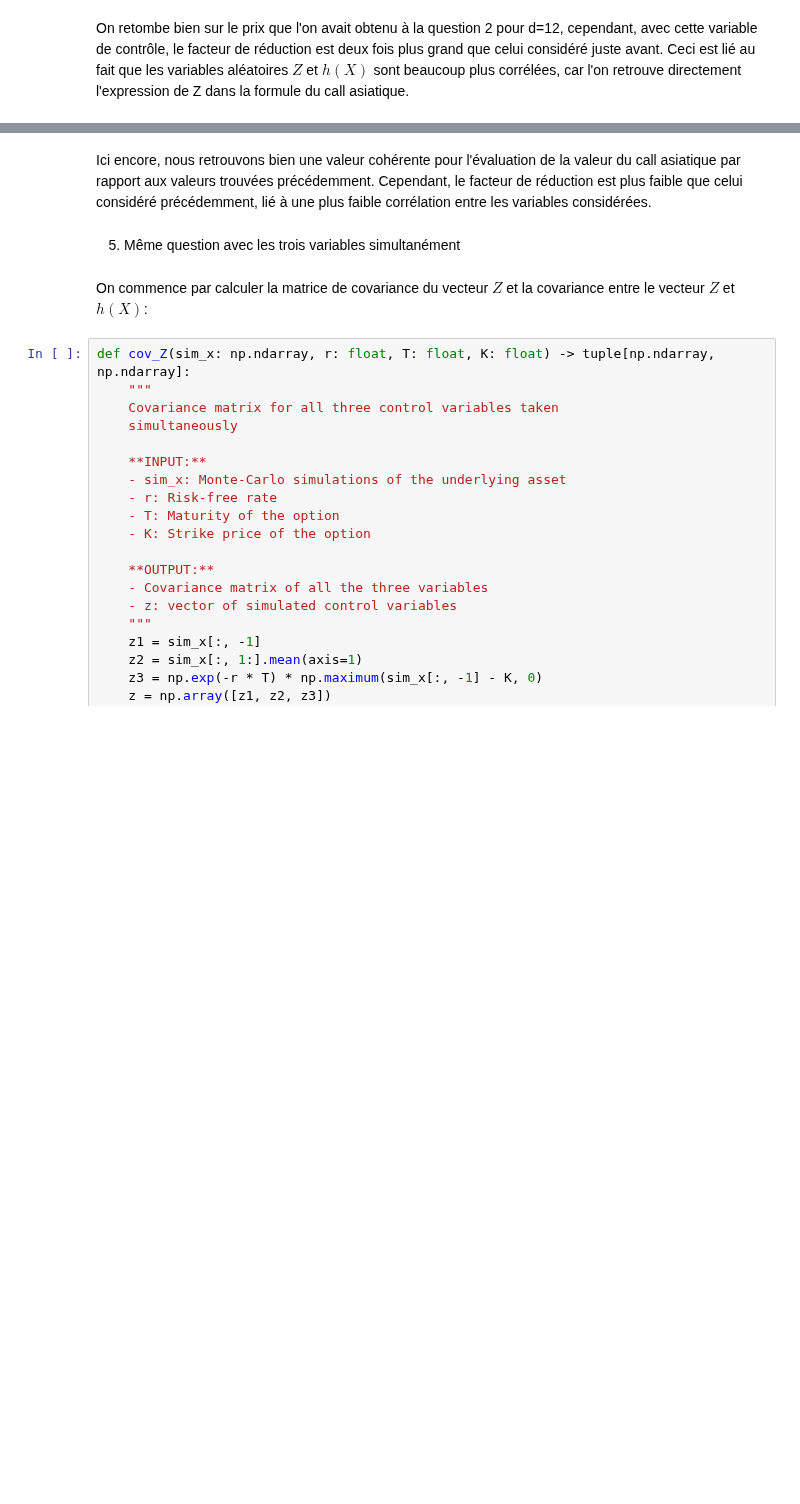
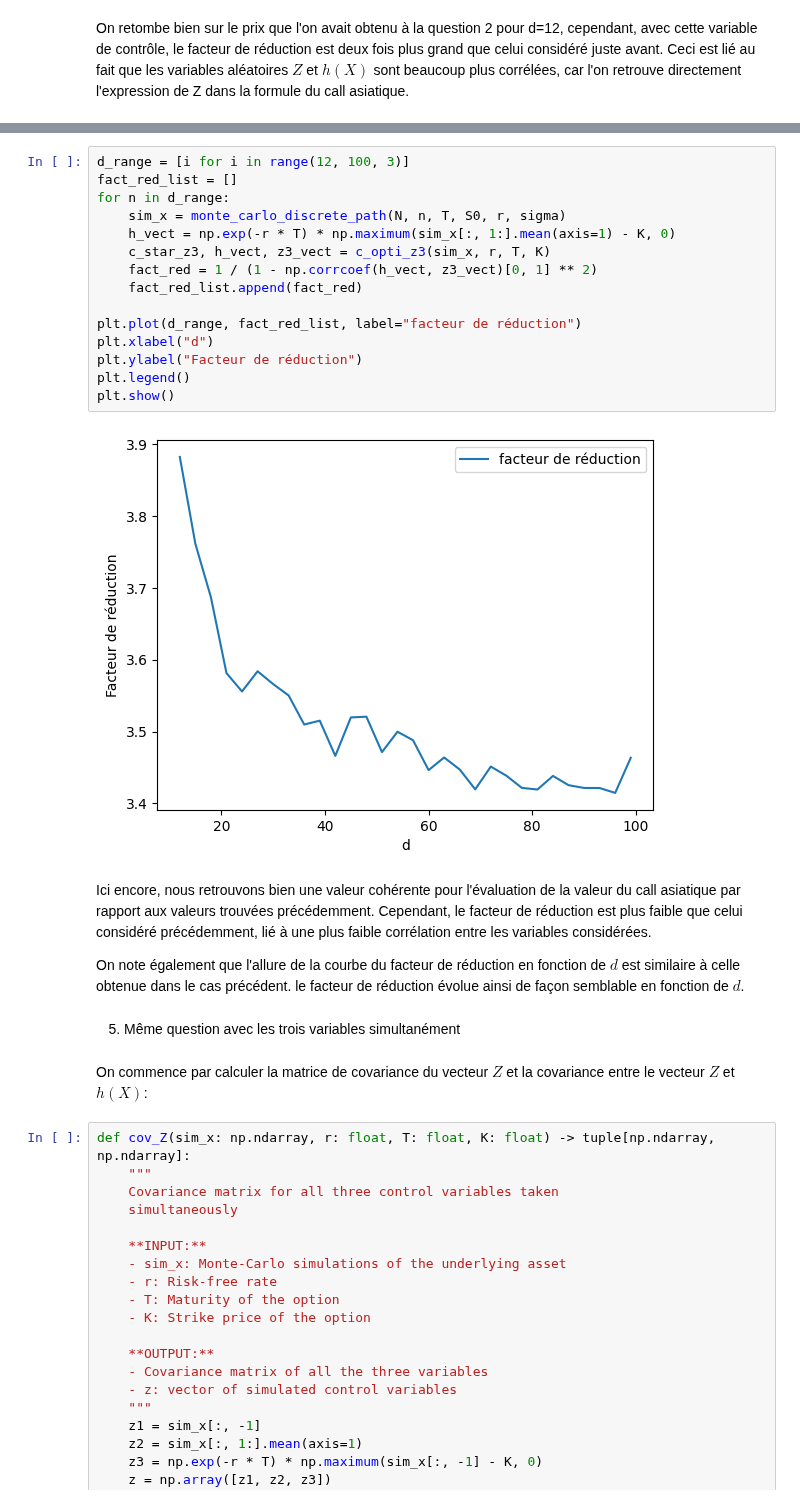
Before and after one commit to kerrianlc/stochastic-proc-fin, a Jupyter notebook: MSF-QII-LC-M.ipynb, the cells around one changed output, grey strips where cells are left out. Saved outputs shown, nothing was run; the diff lists cells and outputs as text; blank space fills up the shorter version.

```diff
--- a/MSF-QII-LC-M.ipynb
+++ b/MSF-QII-LC-M.ipynb
@@ -351,5 +371,24 @@ Reduction factor is: 3.8383554075444235 for d=12
+# %%
+d_range = [i for i in range(12, 100, 3)]
+fact_red_list = []
+for n in d_range:
+    sim_x = monte_carlo_discrete_path(N, n, T, S0, r, sigma)
+    h_vect = np.exp(-r * T) * np.maximum(sim_x[:, 1:].mean(axis=1) - K, 0)
+    c_star_z3, h_vect, z3_vect = c_opti_z3(sim_x, r, T, K)
+    fact_red = 1 / (1 - np.corrcoef(h_vect, z3_vect)[0, 1] ** 2)
+    fact_red_list.append(fact_red)
+
+plt.plot(d_range, fact_red_list, label="facteur de réduction")
+plt.xlabel("d")
+plt.ylabel("Facteur de réduction")
+plt.legend()
+plt.show()
+# %% [output]
+[figure, added]
 # %% [markdown]
 Ici encore, nous retrouvons bien une valeur cohérente pour l'évaluation de la valeur du call asiatique par rapport aux valeurs trouvées précédemment. Cependant, le facteur de réduction est plus faible que celui considéré précédemment, lié à une plus faible corrélation entre les variables considérées.
+
+On note également que l'allure de la courbe du facteur de réduction en fonction de $d$ est similaire à celle obtenue dans le cas précédent. le facteur de réduction évolue ainsi de façon semblable en fonction de $d$.
 # %% [markdown]
 5. Même question avec les trois variables simultanément
 # %% [markdown]
```
Also changed, not shown: parts of 20 cells of this notebook.
